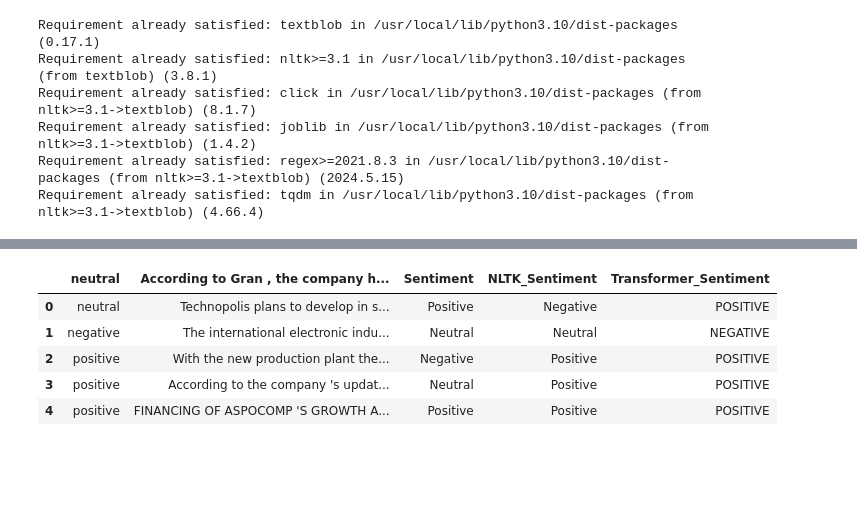
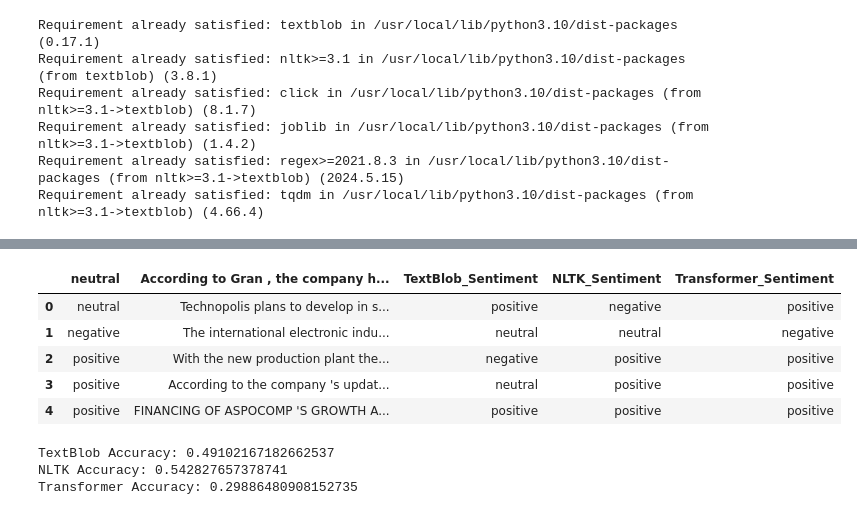
Before and after one commit to Harith-Y/IITKGP-FEC-Projects, a Jupyter notebook: Project 2/Sentiment Analysis in Finance.ipynb, the cells around one changed output, grey strips where cells are left out. Cells and saved outputs as stored; diff of their text form; code cells hidden in the pictures; blank space fills up the shorter version.

Commit message:
Displayed the accuracy scores.

```diff
--- a/Project 2/Sentiment Analysis in Finance.ipynb
+++ b/Project 2/Sentiment Analysis in Finance.ipynb
@@ -32,11 +32,11 @@ Requirement already satisfied: tqdm in /usr/local/lib/python3.10/dist-packages (
 def get_sentiment(text):
     analysis = TextBlob(text)
     if analysis.sentiment.polarity > 0:
-        return 'Positive'
+        return 'positive'
     elif analysis.sentiment.polarity == 0:
-        return 'Neutral'
+        return 'neutral'
     else:
-        return 'Negative'
+        return 'negative'
 
 df['TextBlob_Sentiment'] = df['According to Gran , the company has no plans to move all production to Russia , although that is where the company is growing .'].apply(get_sentiment)
 df.head()
@@ -67,11 +68,11 @@ sid = SentimentIntensityAnalyzer()
 def get_nltk_sentiment(text):
     score = sid.polarity_scores(text)
     if score['compound'] > 0:
-        return 'Positive'
+        return 'positive'
     elif score['compound'] == 0:
-        return 'Neutral'
+        return 'neutral'
     else:
-        return 'Negative'
+        return 'negative'
 
 df['NLTK_Sentiment'] = df['According to Gran , the company has no plans to move all production to Russia , although that is where the company is growing .'].apply(get_nltk_sentiment)
 df.head()
@@ -115,14 +111,30 @@ Please note that authentication is recommended but still optional to access publ
 # %%
 def get_transformer_sentiment(text):
     result = sentiment_pipeline(text)[0]
-    return result['label']
+    return result['label'].lower()
 
 df['Transformer_Sentiment'] = df['According to Gran , the company has no plans to move all production to Russia , although that is where the company is growing .'].apply(get_transformer_sentiment)
 df.head()
 # %% [output]
-|  | neutral | According to Gran , the company h... | Sentiment | NLTK_Sentiment | Transformer_Sentiment |
-| 0 | neutral | Technopolis plans to develop in s... | Positive | Negative | POSITIVE |
-| 1 | negative | The international electronic indu... | Neutral | Neutral | NEGATIVE |
-| 2 | positive | With the new production plant the... | Negative | Positive | POSITIVE |
-| 3 | positive | According to the company 's updat... | Neutral | Positive | POSITIVE |
-| 4 | positive | FINANCING OF ASPOCOMP 'S GROWTH A... | Positive | Positive | POSITIVE |
+|  | neutral | According to Gran , the company h... | TextBlob_Sentiment | NLTK_Sentiment | Transformer_Sentiment |
+| 0 | neutral | Technopolis plans to develop in s... | positive | negative | positive |
+| 1 | negative | The international electronic indu... | neutral | neutral | negative |
+| 2 | positive | With the new production plant the... | negative | positive | positive |
+| 3 | positive | According to the company 's updat... | neutral | positive | positive |
+| 4 | positive | FINANCING OF ASPOCOMP 'S GROWTH A... | positive | positive | positive |
+# %%
+from sklearn.metrics import accuracy_score, precision_score, recall_score, f1_score
+
+true_labels = df['neutral']
+
+textblob_accuracy = accuracy_score(true_labels, df['TextBlob_Sentiment'])
+nltk_accuracy = accuracy_score(true_labels, df['NLTK_Sentiment'])
+transformer_accuracy = accuracy_score(true_labels, df['Transformer_Sentiment'])
+
+print(f"TextBlob Accuracy: {textblob_accuracy}")
+print(f"NLTK Accuracy: {nltk_accuracy}")
+print(f"Transformer Accuracy: {transformer_accuracy}")
+# %% [output]
+TextBlob Accuracy: 0.49102167182662537
+NLTK Accuracy: 0.542827657378741
+Transformer Accuracy: 0.29886480908152735
```
Also changed, not shown: parts of 7 cells of this notebook, 1 other file.
